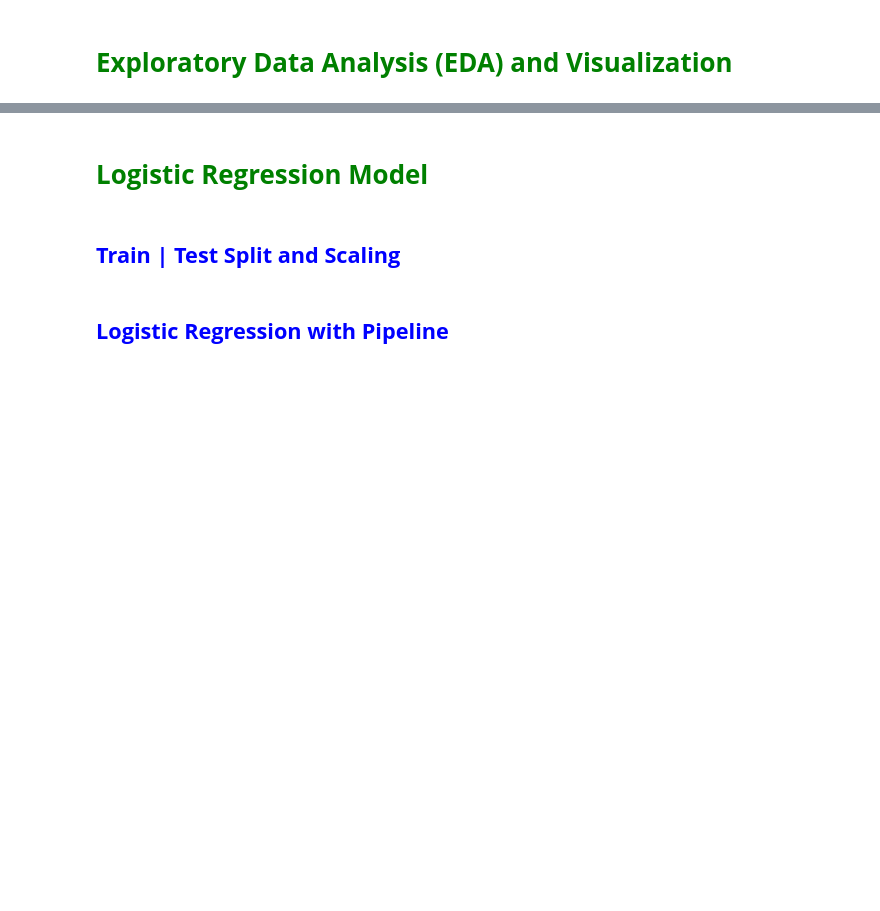
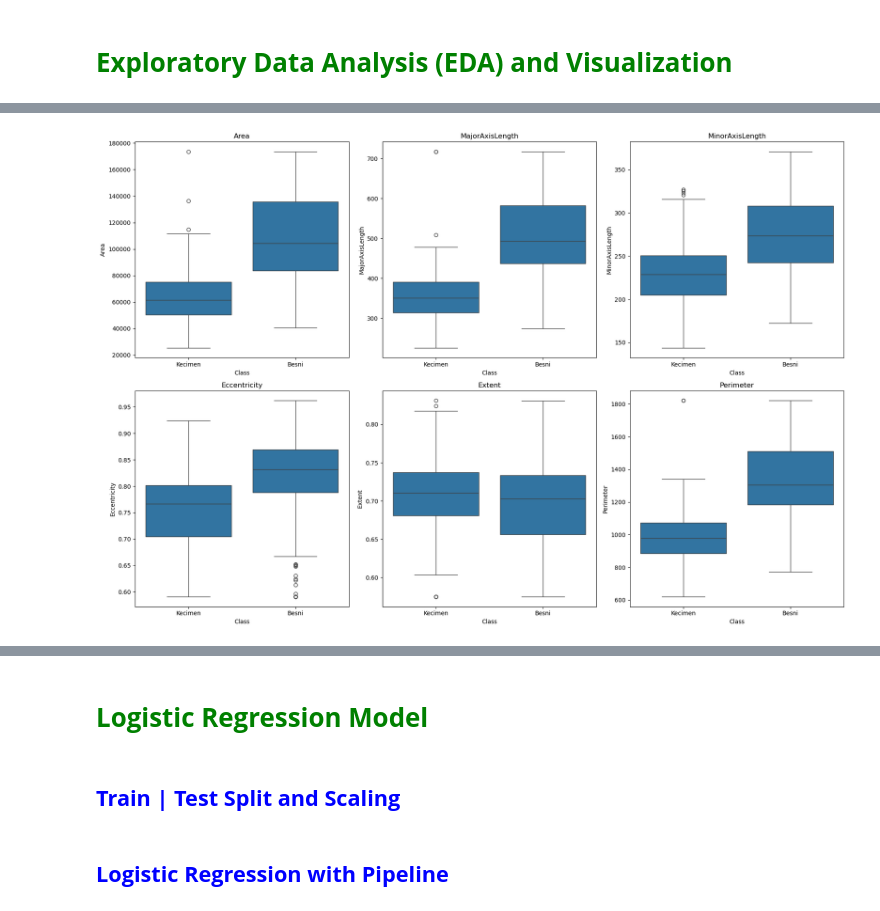
Before and after one commit to fatihhyavuz/Machine-Learning, a Jupyter notebook: ML-Projects/Logistic Regression project1/Logistic Regression Project (Raisin_Class_Prediction) 29.11.24.ipynb, the cells around one changed output, grey strips where cells are left out. Cells and saved outputs as stored; diff of their text form; code cells hidden in the pictures; blank space fills up the shorter version.

```diff
--- a/ML-Projects/Logistic Regression project1/Logistic Regression Project (Raisin_Class_Prediction) 29.11.24.ipynb
+++ b/ML-Projects/Logistic Regression project1/Logistic Regression Project (Raisin_Class_Prediction) 29.11.24.ipynb
@@ -11,0 +139,16 @@ https://www.researchgate.net/publication/347934123_Classification_of_Raisin_Grai
+# %%
+# Handling outliers using IQR method
+def handle_outliers(df, column):
+    Q1 = df[column].quantile(0.25)
+    Q3 = df[column].quantile(0.75)
+    IQR = Q3 - Q1
+    lower_bound = Q1 - 1.5 * IQR
+    upper_bound = Q3 + 1.5 * IQR
+    df[column] = np.where(df[column] < lower_bound, lower_bound, df[column])
+    df[column] = np.where(df[column] > upper_bound, upper_bound, df[column])
+    return df
+
+# Apply the function to all numerical columns
+numerical_cols = df.select_dtypes(include='number').columns
+for col in numerical_cols:
+    df = handle_outliers(df, col)
@@ -11,0 +175,19 @@ https://www.researchgate.net/publication/347934123_Classification_of_Raisin_Grai
+# %%
+fig, ax = plt.subplots(2, 3)
+fig.set_size_inches(18, 12)
+ax = ax.flatten()
+
+# Remove 'Class' and 'ConvexArea' columns from the list
+clmn = df.columns.tolist()
+clmn.remove("Class")
+clmn.remove("ConvexArea")
+
+# Create a boxplot for each column
+for ax, clmn in zip(ax, clmn):
+    sns.boxplot(data=df, x="Class", y=clmn, ax=ax)
+    ax.set_title(clmn)  # Add a title to each subplot
+
+plt.tight_layout()  # Adjust the layout to prevent overlapping
+plt.show()
+# %% [output]
+[figure, added]
```
Also changed, not shown: parts of 15 cells of this notebook, 2 other files.
